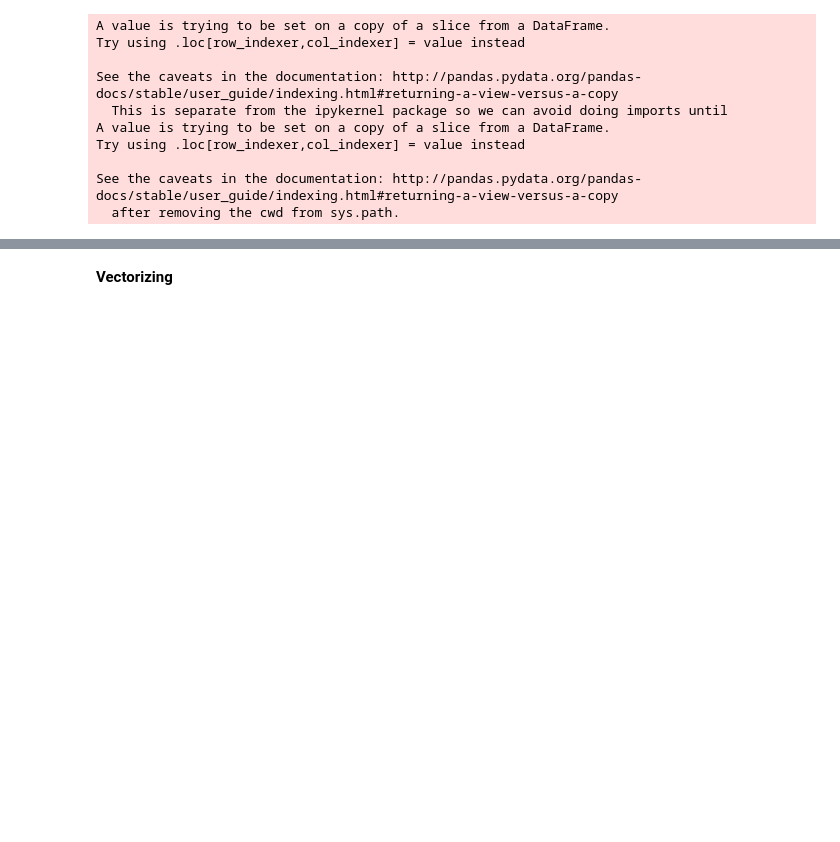
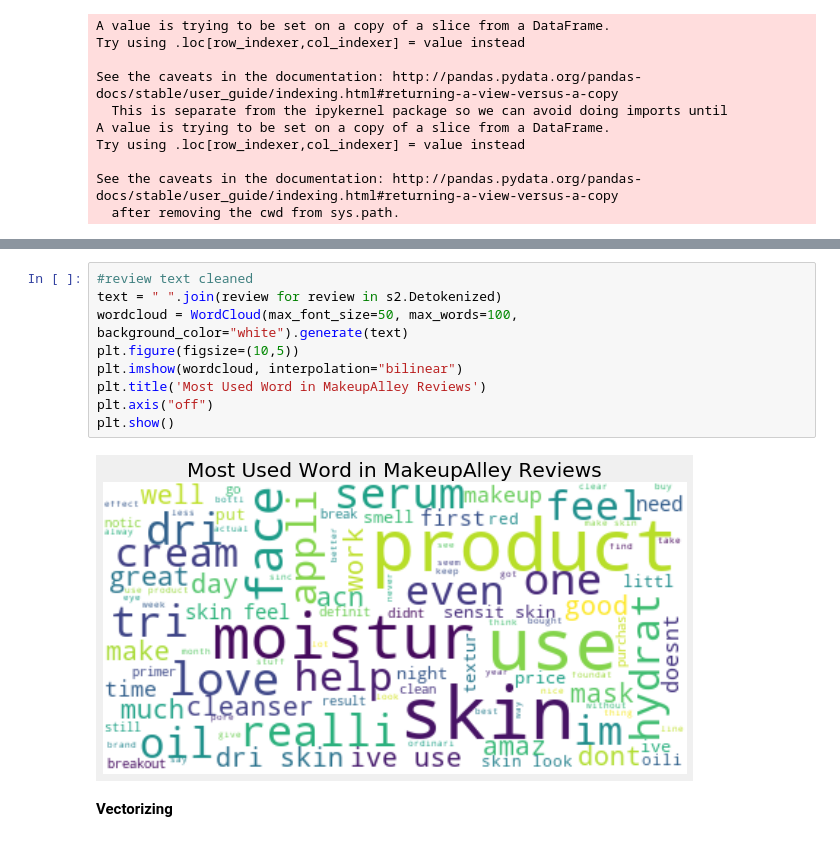
Before and after one commit to suchayarj/WhatsOnYourFace...BeHonest, a Jupyter notebook: Model New.ipynb, the cells around one changed output, grey strips where cells are left out. Cells and saved outputs as stored; diff of their text form; blank space fills up the shorter version.

```diff
--- a/Model New.ipynb
+++ b/Model New.ipynb
@@ -265,3 +292,14 @@ ma2['Review'] = s2['Review'].apply(lambda x: ' '.join([y for y in x ]))
+# %%
+#review text cleaned
+text = " ".join(review for review in s2.Detokenized)
+wordcloud = WordCloud(max_font_size=50, max_words=100, background_color="white").generate(text)
+plt.figure(figsize=(10,5))
+plt.imshow(wordcloud, interpolation="bilinear")
+plt.title('Most Used Word in MakeupAlley Reviews')
+plt.axis("off")
+plt.show()
+# %% [output]
+[figure, added]
 # %% [markdown]
 **Vectorizing**
 # %%
```
Also changed, not shown: parts of 3 cells of this notebook.
